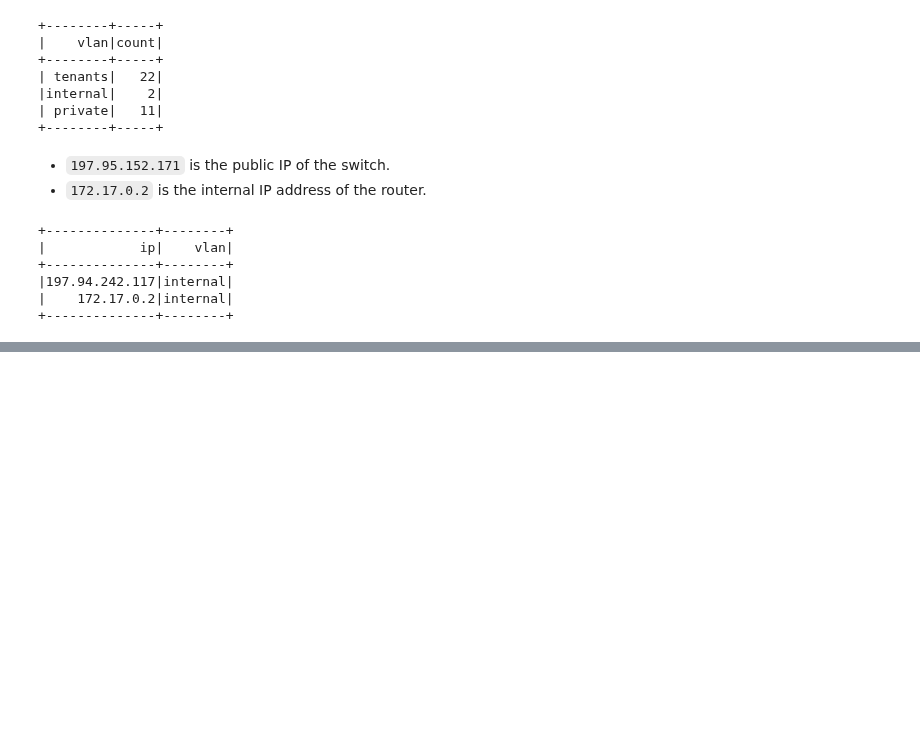
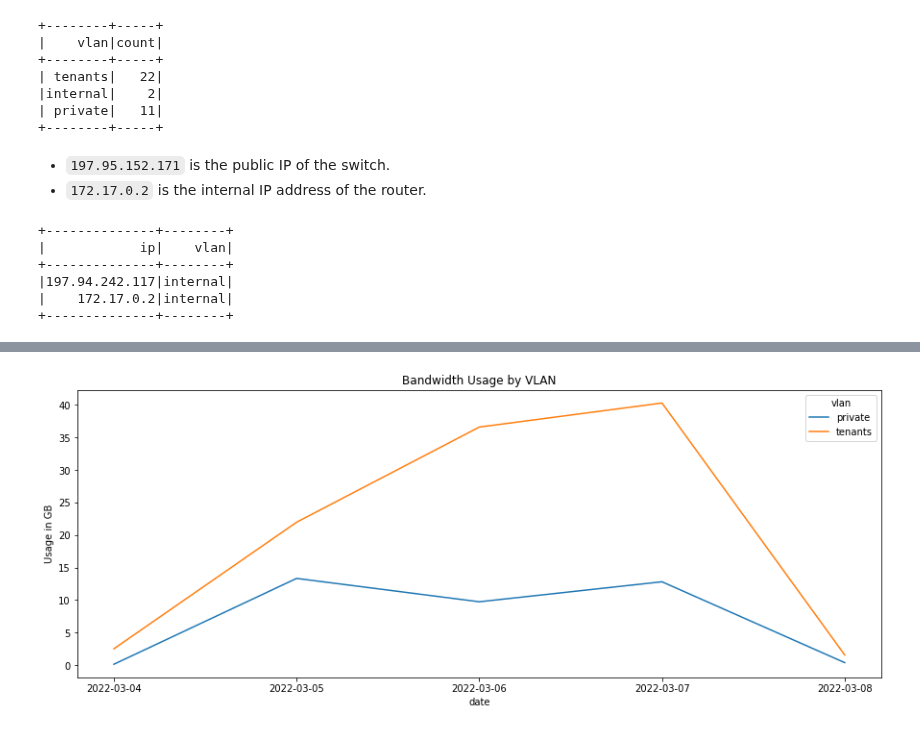
Before and after one commit to JohnnyFoulds/dsm010-2021-oct, a Jupyter notebook: coursework_02/cw02.ipynb, the cells around one changed output, grey strips where cells are left out. Cells and saved outputs as stored; diff of their text form; code cells hidden in the pictures; blank space fills up the shorter version.

```diff
--- a/coursework_02/cw02.ipynb
+++ b/coursework_02/cw02.ipynb
@@ -614,0 +658,6 @@ Row Count: 165,544
+# %%
+# add a date column
+df_daily_summary['date'] = pd.to_datetime(df_daily_summary[['year', 'month', 'day']])
+df_daily_summary.drop(columns=['year', 'month', 'day'], inplace=True)
+
+df_daily_summary.head()
@@ -614,0 +671,15 @@ Row Count: 165,544
+# %%
+# resample the data to fill gaps if present
+df_daily_summary_resampled = df_daily_summary \
+    .set_index('date') \
+    .groupby('vlan') \
+    .resample('D') \
+    .sum() \
+    .ffill() \
+    .reset_index()
+
+# add a gigabytes column
+df_daily_summary_resampled['gigabytes'] = df_daily_summary_resampled['sum(bytes_used)'] / 1e9
+#df_daily_summary_resampled.sort_values('vlan', inplace=True)
+
+df_daily_summary_resampled.head(10)
@@ -614,0 +698,24 @@ Row Count: 165,544
+# %%
+# configure the plot
+fig_dims = (15, 5.5)
+fig, ax = plt.subplots(figsize=fig_dims)
+
+# get x tick labels
+x_dates = df_daily_summary_resampled['date'].dt.strftime('%Y-%m-%d').sort_values().unique()
+
+sns.lineplot(
+    data=df_daily_summary_resampled,
+    x='date',
+    y='gigabytes',
+    hue='vlan',
+    ax=ax
+).set(
+    title='Bandwidth Usage by VLAN',
+    ylabel='Usage in GB',
+    xticks=df_daily_summary_resampled.date.unique()
+    x
+)
+
+plt.show()
+# %% [output]
+[figure, added]
```
Also changed, not shown: parts of 12 cells of this notebook.
